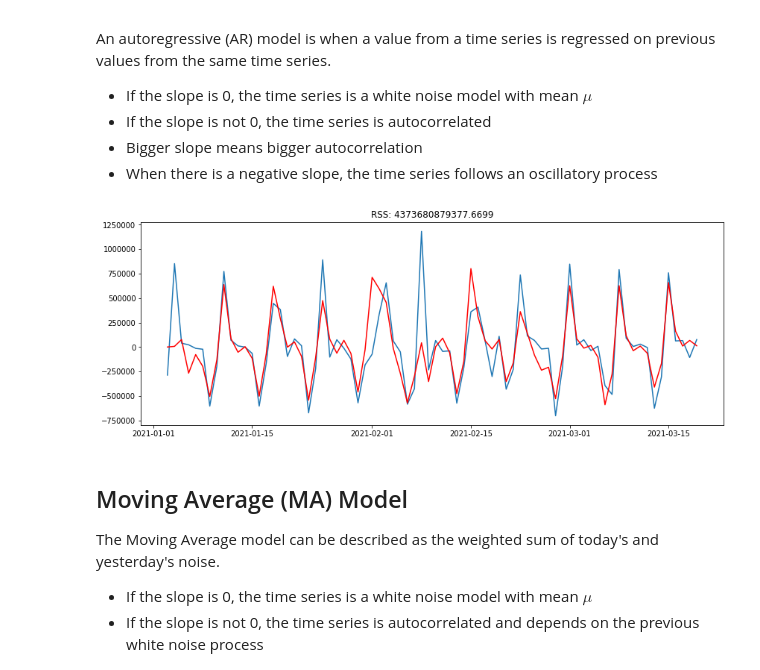
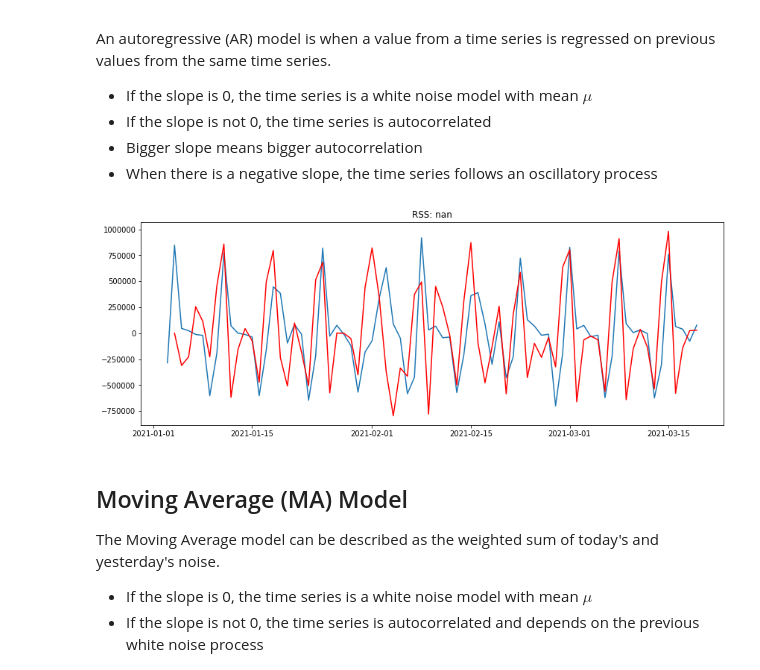
Before and after one commit to justinm0rgan/mta-turnstile-covid, a Jupyter notebook: modeling.ipynb, the cells around one changed output. Drawn from its saved outputs; the diff is of its cells as text; code cells hidden in the pictures.

Commit message:
messing with arima

```diff
--- a/modeling.ipynb
+++ b/modeling.ipynb
@@ -339,14 +339,14 @@ An autoregressive (AR) model is when a value from a time series is regressed on
 # %%
 # Import ARIMA
 from statsmodels.tsa.arima_model import ARIMA
 
-ar_model = ARIMA(data_diff, order=(7, 0, 0))
+ar_model = ARIMA(data_diff, order=(7, 1, 0))
 results_AR = ar_model.fit(disp=-1)
 plt.plot(data_diff);
 plt.plot(results_AR.fittedvalues, color='red');
 plt.title('RSS: %.4f'% sum((results_AR.fittedvalues - data_diff)**2));
 # %% [output]
-[figure, old version]
+[figure, new version]
 # %% [markdown]
 ## Moving Average (MA) Model
 The Moving Average model can be described as the weighted sum of today's and yesterday's noise.
```
Also changed, not shown: parts of 21 cells of this notebook, 2 other files.
